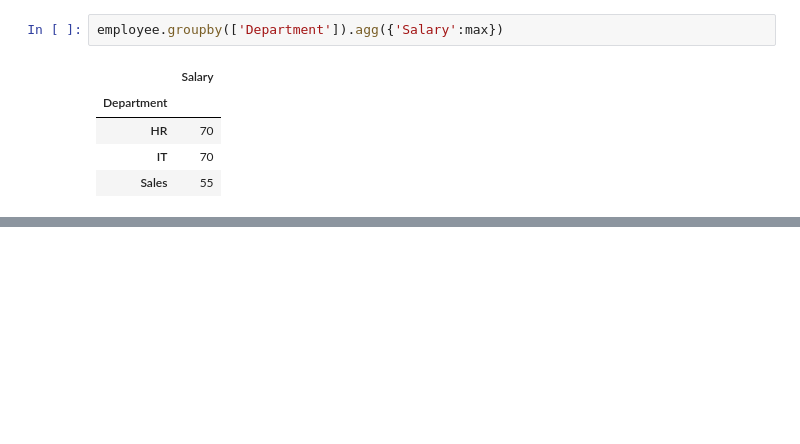
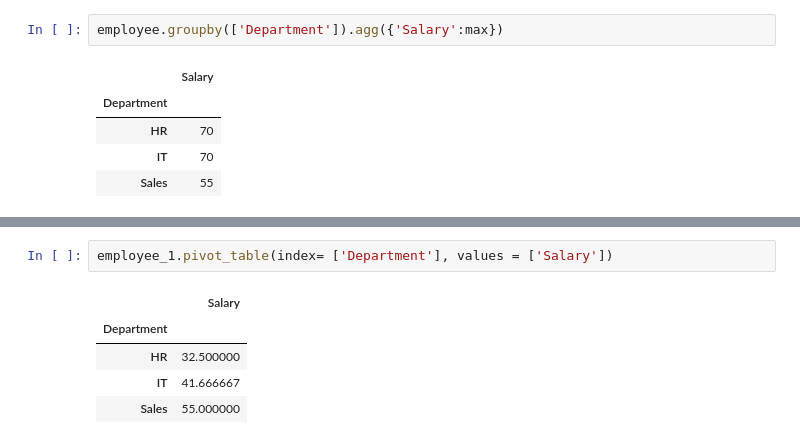
Before and after one commit to JuliaVazquez/lab-pivot-table-and-correlation, a Jupyter notebook: your_code/main.ipynb, the cells around one changed output, grey strips where cells are left out. Saved outputs shown, nothing was run; the diff lists cells and outputs as text; blank space fills up the shorter version.

```diff
--- a/your_code/main.ipynb
+++ b/your_code/main.ipynb
@@ -173,0 +193,8 @@ employee.groupby(['Department']).agg({'Salary':max})
+# %%
+employee_1.pivot_table(index= ['Department'], values = ['Salary'])
+# %% [output]
+|  | Salary |
+| Department |  |
+| HR | 32.500000 |
+| IT | 41.666667 |
+| Sales | 55.000000 |
```
Also changed, not shown: parts of 3 cells of this notebook.
